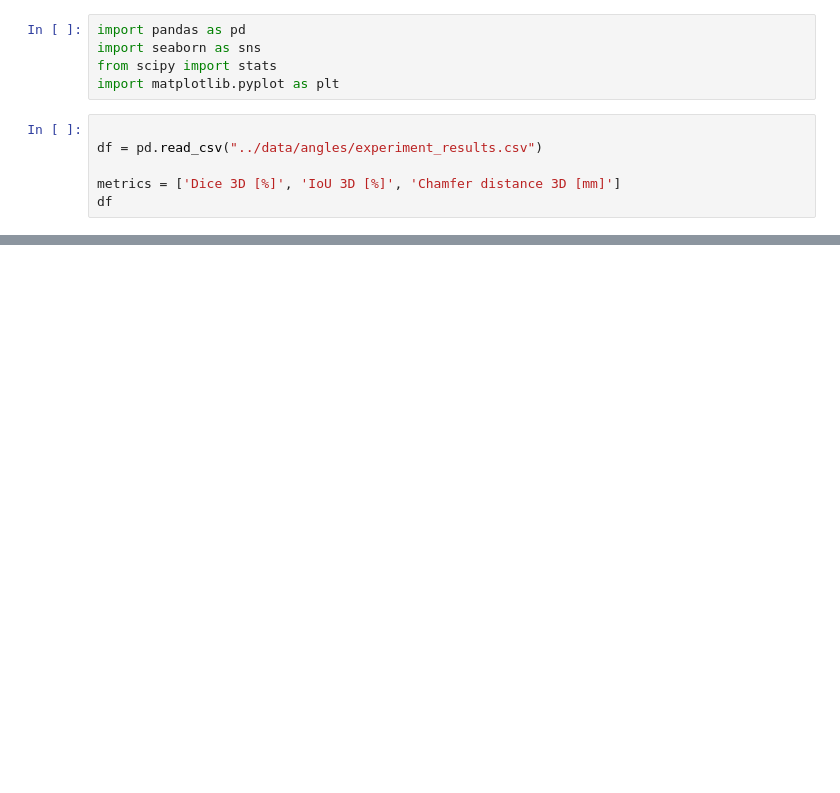
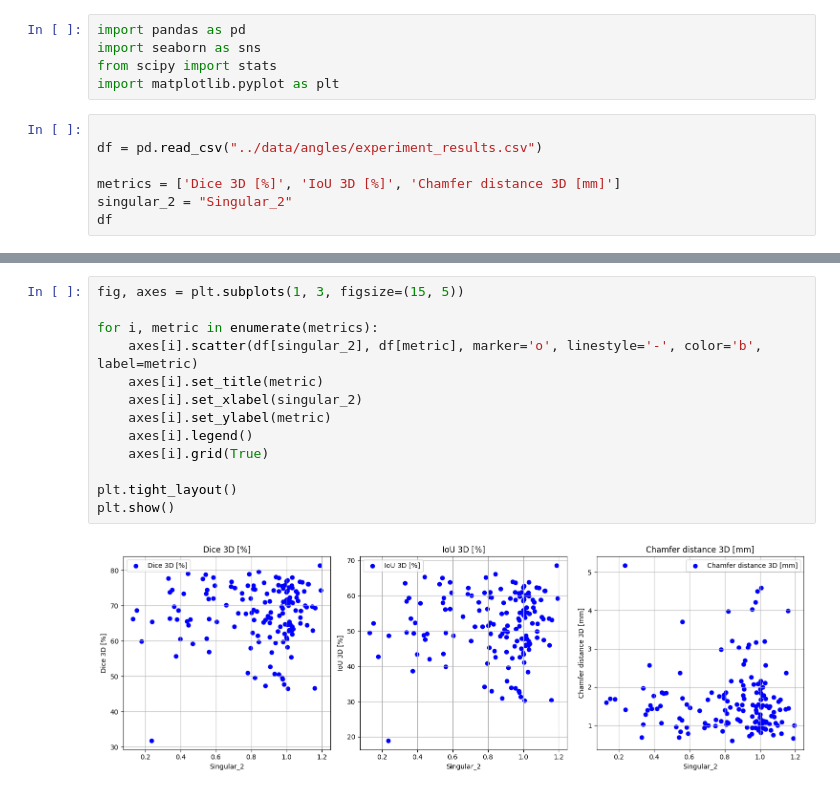
Before and after one commit to cvlab-ai/visual-hull-experiments, a Jupyter notebook: notebooks/angles.ipynb, the cells around one changed output, grey strips where cells are left out. Saved outputs shown, nothing was run; the diff lists cells and outputs as text; blank space fills up the shorter version.

```diff
--- a/notebooks/angles.ipynb
+++ b/notebooks/angles.ipynb
@@ -8,5 +8,6 @@ import matplotlib.pyplot as plt
 df = pd.read_csv("../data/angles/experiment_results.csv")
 
 metrics = ['Dice 3D [%]', 'IoU 3D [%]', 'Chamfer distance 3D [mm]']
+singular_2 = "Singular_2"
 df
 # %% [output]
@@ -13,0 +27,15 @@ FileNotFoundError: [Errno 2] No such file or directory: '../data/angles/experime
+# %%
+fig, axes = plt.subplots(1, 3, figsize=(15, 5))
+
+for i, metric in enumerate(metrics):
+    axes[i].scatter(df[singular_2], df[metric], marker='o', linestyle='-', color='b', label=metric)
+    axes[i].set_title(metric)
+    axes[i].set_xlabel(singular_2)
+    axes[i].set_ylabel(metric)
+    axes[i].legend()
+    axes[i].grid(True)
+
+plt.tight_layout()
+plt.show()
+# %% [output]
+[figure, added]
```
Also changed, not shown: parts of 1 cell of this notebook, 1 other file.
